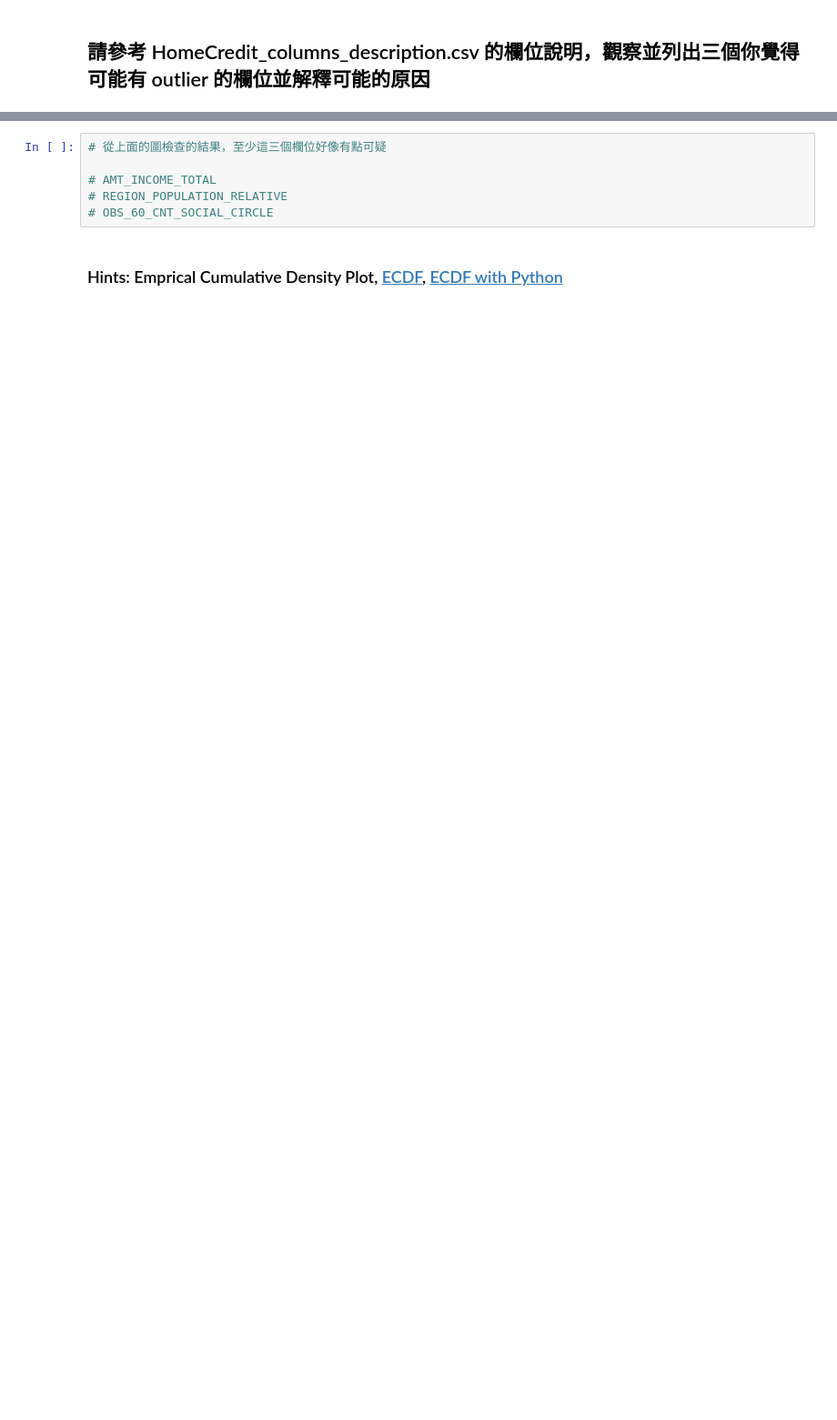
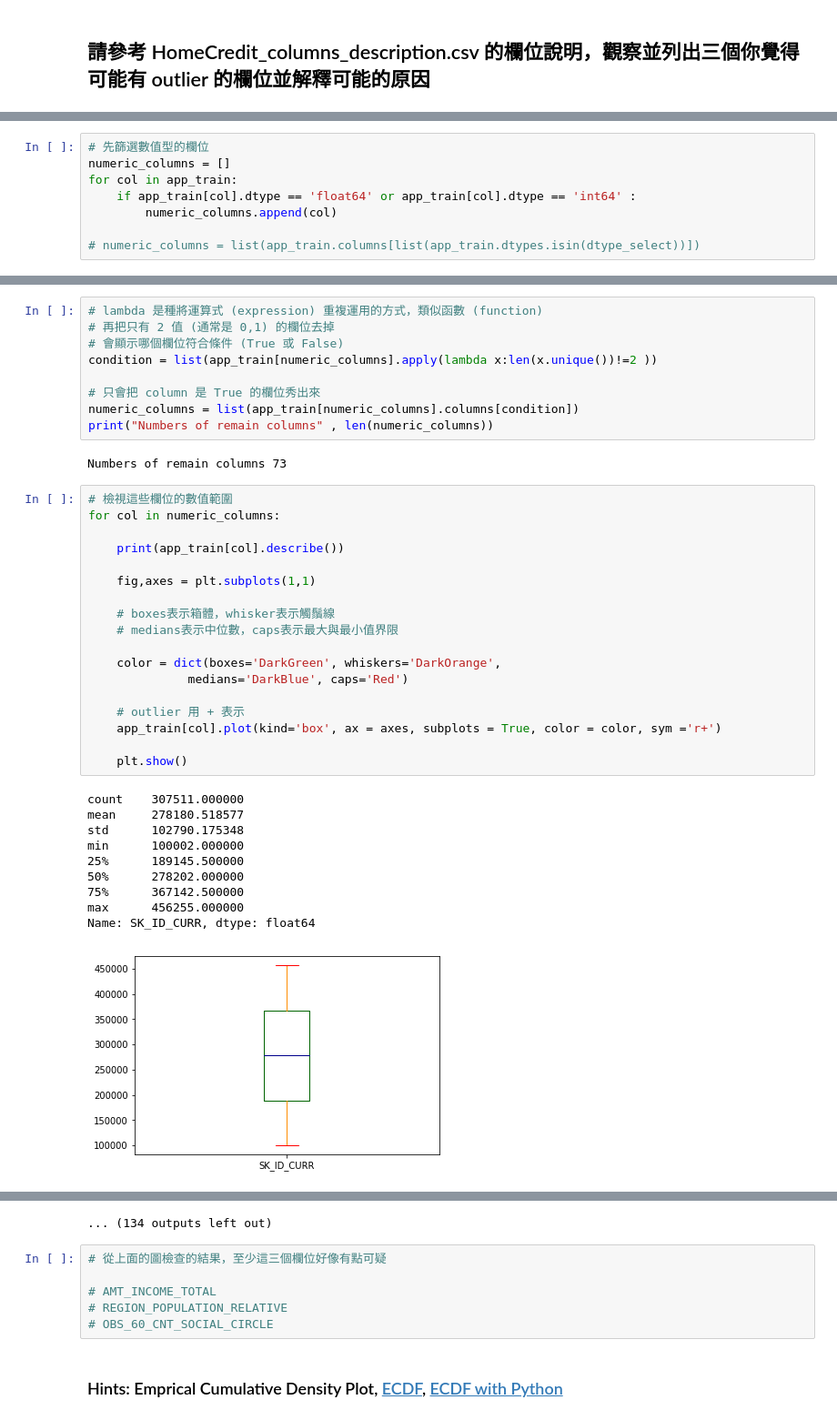
Before and after one commit to greenmac/2nd-ML100Days, a Jupyter notebook: homework/Day_006_HW.ipynb, the cells around one changed output, grey strips where cells are left out. Shown at 91% size. Drawn from its saved outputs; the diff is of its cells as text; blank space fills up the shorter version.

```diff
--- a/homework/Day_006_HW.ipynb
+++ b/homework/Day_006_HW.ipynb
@@ -52,0 +40,8 @@ for col in numeric_columns:
+# %%
+# 先篩選數值型的欄位
+numeric_columns = []
+for col in app_train:
+    if app_train[col].dtype == 'float64' or app_train[col].dtype == 'int64' :
+        numeric_columns.append(col)
+
+# numeric_columns = list(app_train.columns[list(app_train.dtypes.isin(dtype_select))])
@@ -52,0 +52,40 @@ for col in numeric_columns:
+# %%
+# lambda 是種將運算式 (expression) 重複運用的方式，類似函數 (function)
+# 再把只有 2 值 (通常是 0,1) 的欄位去掉
+# 會顯示哪個欄位符合條件 (True 或 False)
+condition = list(app_train[numeric_columns].apply(lambda x:len(x.unique())!=2 ))
+
+# 只會把 column 是 True 的欄位秀出來
+numeric_columns = list(app_train[numeric_columns].columns[condition])
+print("Numbers of remain columns" , len(numeric_columns))
+# %% [output]
+Numbers of remain columns 73
+# %%
+# 檢視這些欄位的數值範圍
+for col in numeric_columns:
+
+    print(app_train[col].describe())
+
+    fig,axes = plt.subplots(1,1)
+
+    # boxes表示箱體，whisker表示觸鬚線
+    # medians表示中位數，caps表示最大與最小值界限
+
+    color = dict(boxes='DarkGreen', whiskers='DarkOrange',
+              medians='DarkBlue', caps='Red')
+
+    # outlier 用 + 表示
+    app_train[col].plot(kind='box', ax = axes, subplots = True, color = color, sym ='r+')
+
+    plt.show()
+# %% [output]
+count    307511.000000
+mean     278180.518577
+std      102790.175348
+min      100002.000000
+25%      189145.500000
+50%      278202.000000
+75%      367142.500000
+max      456255.000000
+Name: SK_ID_CURR, dtype: float64
+[figure, added]
@@ -53,3 +142,4 @@ for col in numeric_columns:
+... (134 outputs left out)
 # %%
 # 從上面的圖檢查的結果，至少這三個欄位好像有點可疑
 
```
Also changed, not shown: parts of 7 cells of this notebook, 1 other file.
